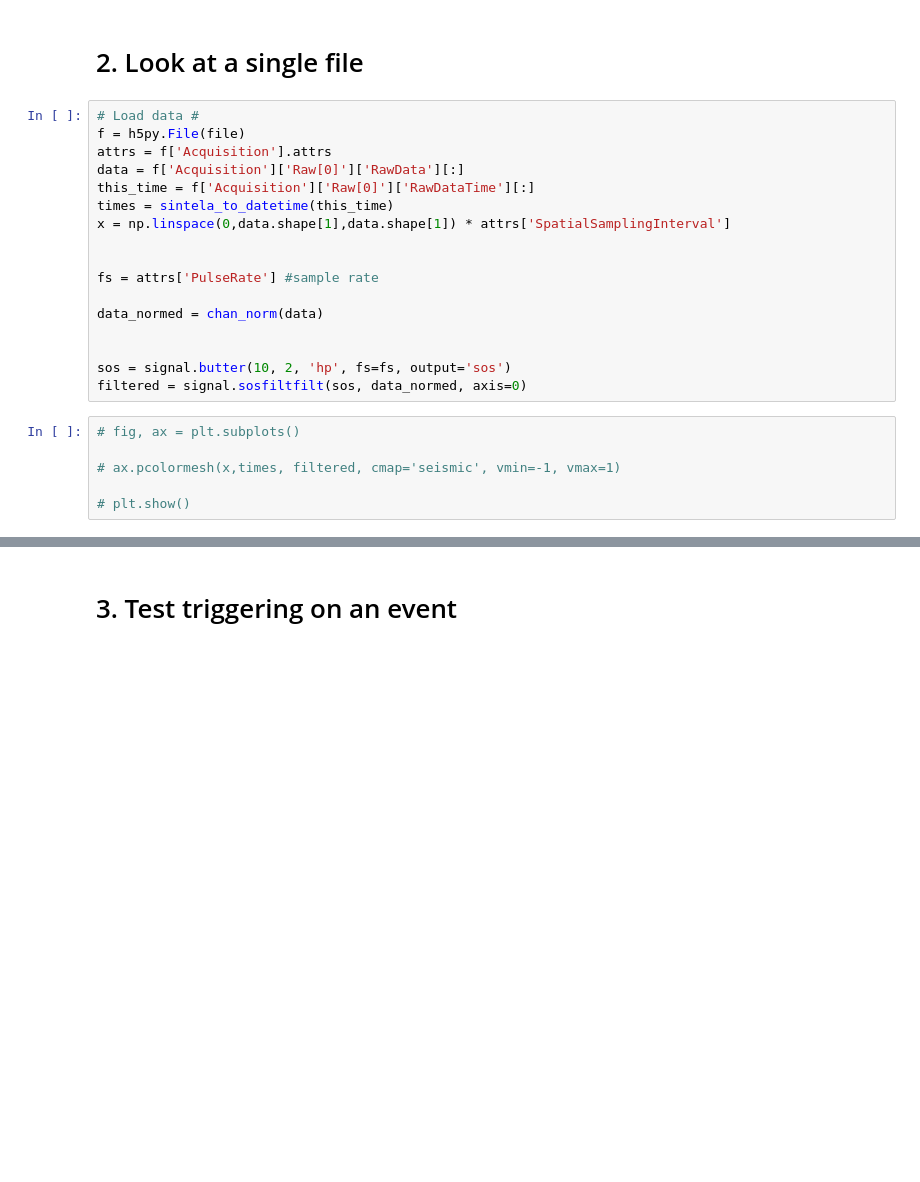
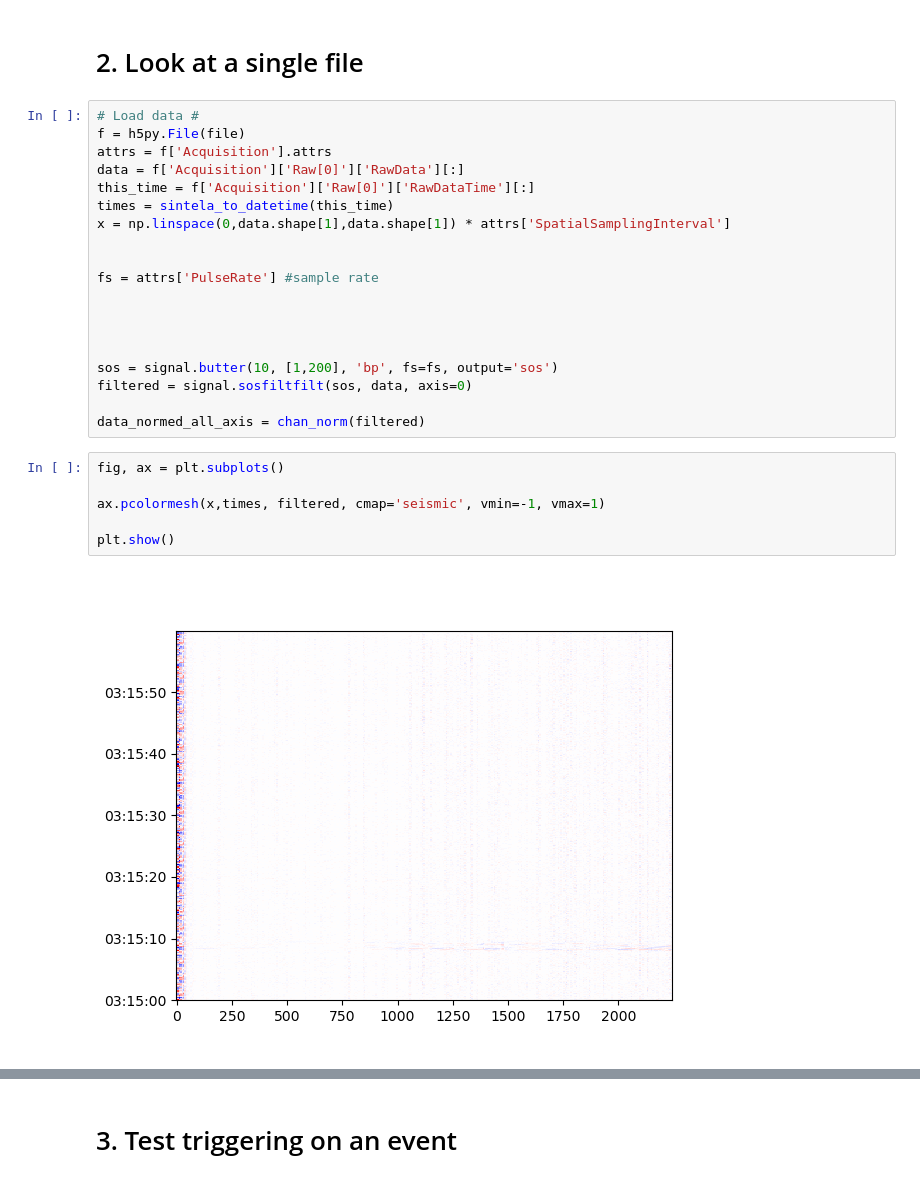
Before and after one commit to johnmorganmanos/eastwind_v2, a Jupyter notebook: Processing_Notebooks/event_finding.ipynb, the cells around one changed output, grey strips where cells are left out. Drawn from its saved outputs; the diff is of its cells as text; blank space fills up the shorter version.

```diff
--- a/Processing_Notebooks/event_finding.ipynb
+++ b/Processing_Notebooks/event_finding.ipynb
@@ -185,17 +214,21 @@ x = np.linspace(0,data.shape[1],data.shape[1]) * attrs['SpatialSamplingInterval'
 
 fs = attrs['PulseRate'] #sample rate
 
-data_normed = chan_norm(data)
 
 
-sos = signal.butter(10, 2, 'hp', fs=fs, output='sos')
-filtered = signal.sosfiltfilt(sos, data_normed, axis=0)
+
+sos = signal.butter(10, [1,200], 'bp', fs=fs, output='sos')
+filtered = signal.sosfiltfilt(sos, data, axis=0)
+
+data_normed_all_axis = chan_norm(filtered)
 # %%
-# fig, ax = plt.subplots()
+fig, ax = plt.subplots()
 
-# ax.pcolormesh(x,times, filtered, cmap='seismic', vmin=-1, vmax=1)
+ax.pcolormesh(x,times, filtered, cmap='seismic', vmin=-1, vmax=1)
 
-# plt.show()
+plt.show()
+# %% [output]
+[figure, added]
 # %%
 channel_spec = 350
 
```
Also changed, not shown: parts of 2 cells of this notebook, 6 other files.
